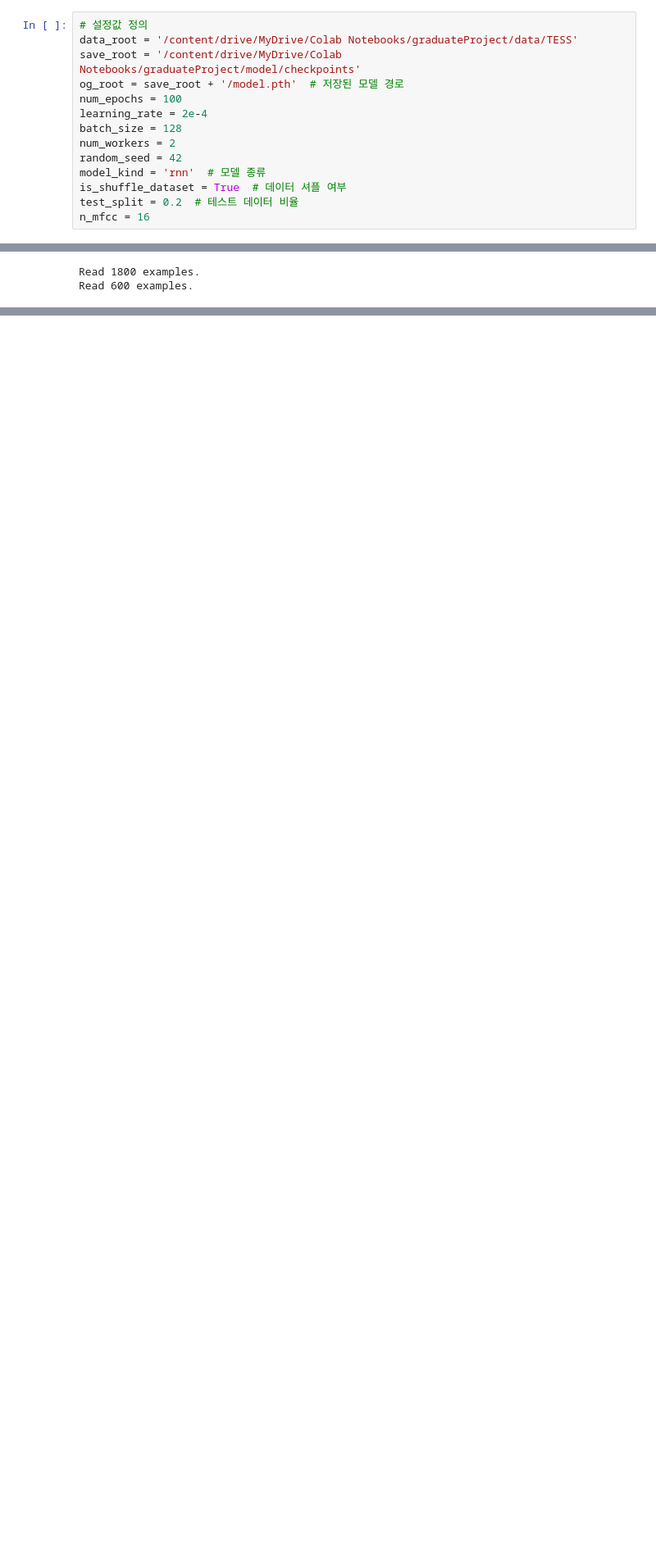
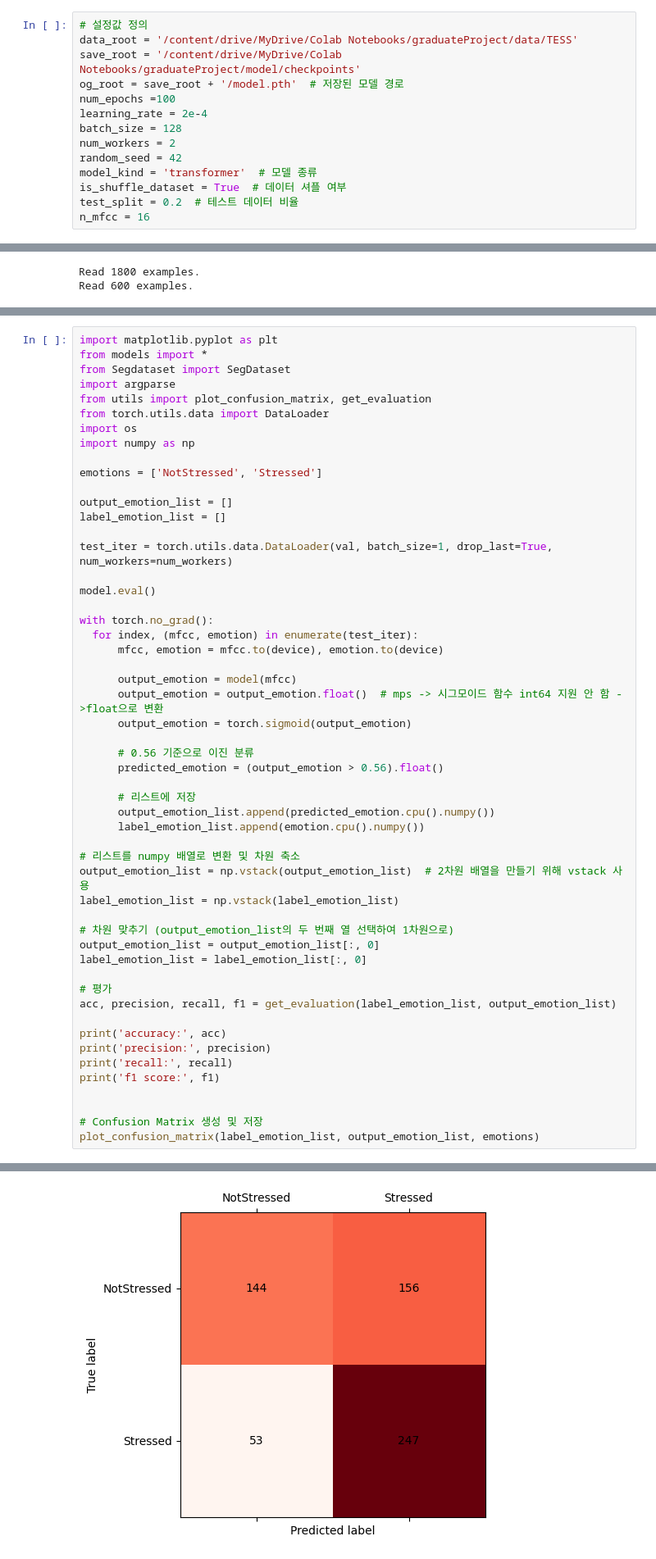
Before and after one commit to jackyhans1/GraduateProject, a Jupyter notebook: train.ipynb, the cells around one changed output, grey strips where cells are left out. Shown at 82% size. Cells and saved outputs as stored; diff of their text form; blank space fills up the shorter version.

```diff
--- a/train.ipynb
+++ b/train.ipynb
@@ -35,12 +35,12 @@ from torch.utils.data import DataLoader, WeightedRandomSampler
 data_root = '/content/drive/MyDrive/Colab Notebooks/graduateProject/data/TESS'
 save_root = '/content/drive/MyDrive/Colab Notebooks/graduateProject/model/checkpoints'
 og_root = save_root + '/model.pth'  # 저장된 모델 경로
-num_epochs = 100
+num_epochs =100
 learning_rate = 2e-4
 batch_size = 128
 num_workers = 2
 random_seed = 42
-model_kind = 'rnn'  # 모델 종류
+model_kind = 'transformer'  # 모델 종류
 is_shuffle_dataset = True  # 데이터 셔플 여부
 test_split = 0.2  # 테스트 데이터 비율
 n_mfcc = 16
@@ -213,0 +240,54 @@ RNN(
+# %%
+import matplotlib.pyplot as plt
+from models import *
+from Segdataset import SegDataset
+import argparse
+from utils import plot_confusion_matrix, get_evaluation
+from torch.utils.data import DataLoader
+import os
+import numpy as np
+
+emotions = ['NotStressed', 'Stressed']
+
+output_emotion_list = []
+label_emotion_list = []
+
+test_iter = torch.utils.data.DataLoader(val, batch_size=1, drop_last=True, num_workers=num_workers)
+
+model.eval()
+
+with torch.no_grad():
+  for index, (mfcc, emotion) in enumerate(test_iter):
+      mfcc, emotion = mfcc.to(device), emotion.to(device)
+
+      output_emotion = model(mfcc)
+      output_emotion = output_emotion.float()  # mps -> 시그모이드 함수 int64 지원 안 함 ->float으로 변환
+      output_emotion = torch.sigmoid(output_emotion)
+
+      # 0.56 기준으로 이진 분류
+      predicted_emotion = (output_emotion > 0.56).float()
+
+      # 리스트에 저장
+      output_emotion_list.append(predicted_emotion.cpu().numpy())
+      label_emotion_list.append(emotion.cpu().numpy())
+
+# 리스트를 numpy 배열로 변환 및 차원 축소
+output_emotion_list = np.vstack(output_emotion_list)  # 2차원 배열을 만들기 위해 vstack 사용
+label_emotion_list = np.vstack(label_emotion_list)
+
+# 차원 맞추기 (output_emotion_list의 두 번째 열 선택하여 1차원으로)
+output_emotion_list = output_emotion_list[:, 0]
+label_emotion_list = label_emotion_list[:, 0]
+
+# 평가
+acc, precision, recall, f1 = get_evaluation(label_emotion_list, output_emotion_list)
+
+print('accuracy:', acc)
+print('precision:', precision)
+print('recall:', recall)
+print('f1 score:', f1)
+
+
+# Confusion Matrix 생성 및 저장
+plot_confusion_matrix(label_emotion_list, output_emotion_list, emotions)
+# %% [output]
@@ -214,3 +299,4 @@ RNN(
+[figure, added]
 # %% [markdown]
 # Result
 # %% [markdown]
```
Also changed, not shown: parts of 15 cells of this notebook, 1 other file.
